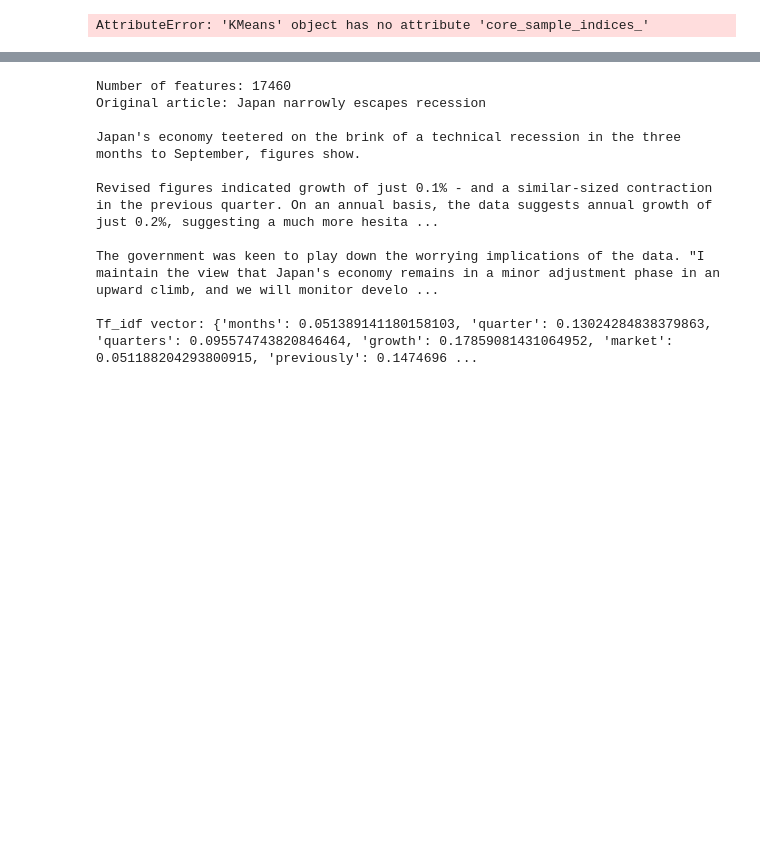
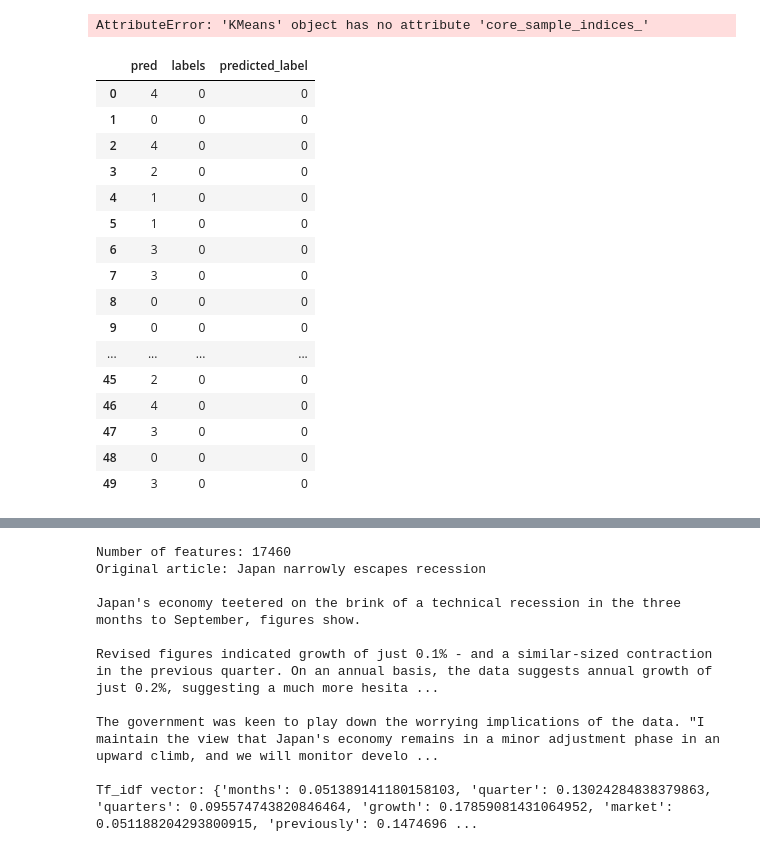
Before and after one commit to kthoward/Thinkful, a Jupyter notebook: *_Portfolio_NLP-Copy3.ipynb, the cells around one changed output, grey strips where cells are left out. Drawn from its saved outputs; the diff is of its cells as text; code cells hidden in the pictures; blank space fills up the shorter version.

```diff
--- a/*_Portfolio_NLP-Copy3.ipynb
+++ b/*_Portfolio_NLP-Copy3.ipynb
@@ -481,3 +470,37 @@ plt.title('Estimated number of clusters: %d' % n_clusters_)
 plt.show()
 # %% [output]
 AttributeError: 'KMeans' object has no attribute 'core_sample_indices_'
+# %%
+def generate_labels(df):
+    predicted_clusters = {}
+    for cluster_number in df.iloc[:, 0].unique():
+        df_sub = df[df.iloc[:, 0] == cluster_number]
+        counts = df_sub.groupby(df.columns[1]).count()
+        #print(counts)
+        predicted_label = counts.iloc[:, 0].argmax()
+        predicted_clusters[cluster_number] = predicted_label
+    return predicted_clusters
+label_map = generate_labels(df_w2v)
+df_w2v['predicted_label'] = df_w2v.iloc[:, 0].map(lambda x: label_map[x])
+df_w2v.head(50)
+
+
+#Add fourth column with text categories
+# %% [output]
+|  | pred | labels | predicted_label |
+| 0 | 4 | 0 | 0 |
+| 1 | 0 | 0 | 0 |
+| 2 | 4 | 0 | 0 |
+| 3 | 2 | 0 | 0 |
+| 4 | 1 | 0 | 0 |
+| 5 | 1 | 0 | 0 |
+| 6 | 3 | 0 | 0 |
+| 7 | 3 | 0 | 0 |
+| 8 | 0 | 0 | 0 |
+| 9 | 0 | 0 | 0 |
+| ... | ... | ... | ... |
+| 45 | 2 | 0 | 0 |
+| 46 | 4 | 0 | 0 |
+| 47 | 3 | 0 | 0 |
+| 48 | 0 | 0 | 0 |
+| 49 | 3 | 0 | 0 |
```
Also changed, not shown: parts of 21 cells of this notebook.
